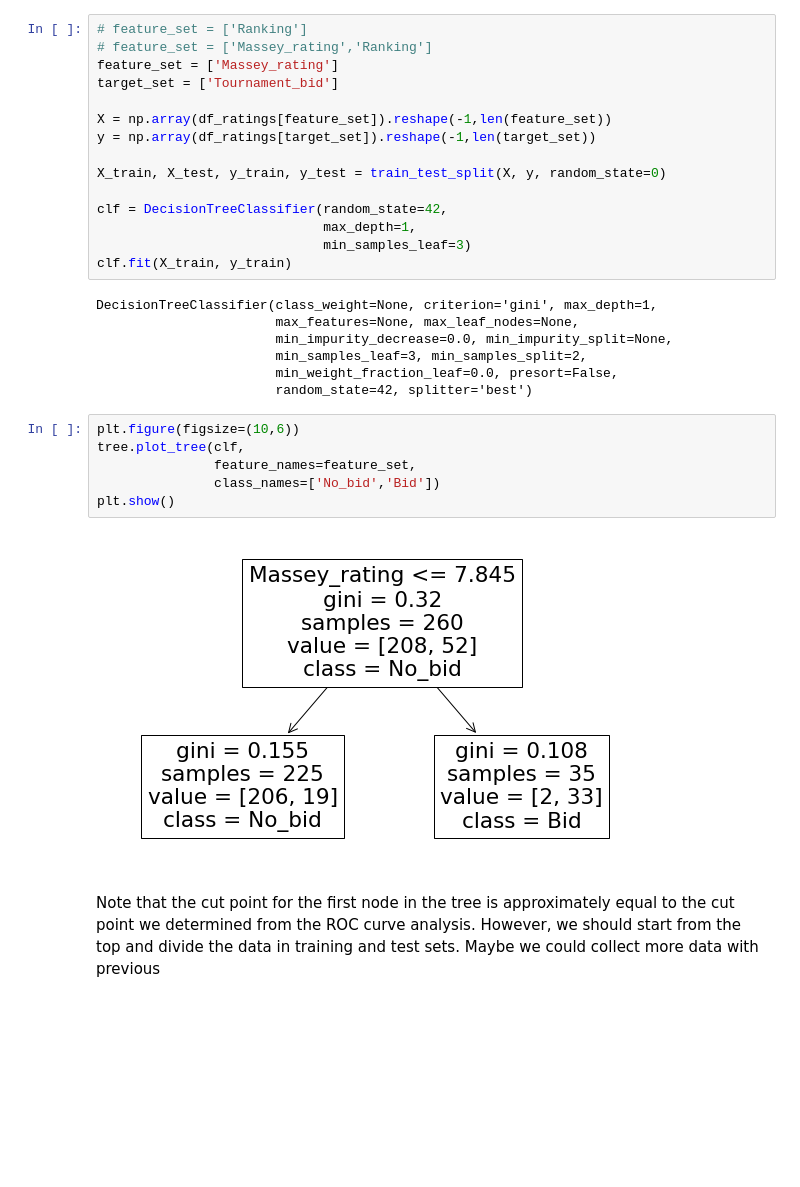
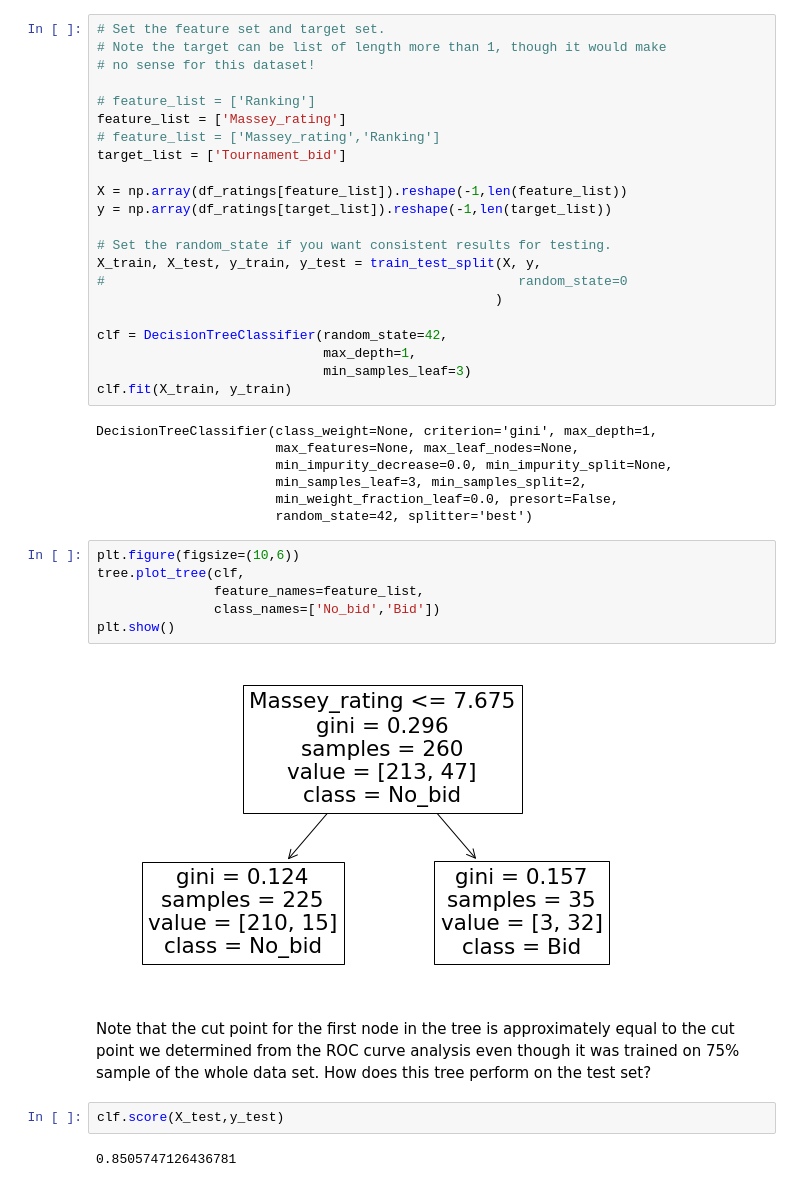
Before and after one commit to bjloe/March_Madness, a Jupyter notebook: March_Madness_ROC_AUC.ipynb, the cells around one changed output. Cells and saved outputs as stored; diff of their text form; blank space fills up the shorter version.

Commit message:
Unset the random seed.

```diff
--- a/March_Madness_ROC_AUC.ipynb
+++ b/March_Madness_ROC_AUC.ipynb
@@ -260,15 +263,22 @@ from sklearn.datasets import load_iris
 from sklearn.tree import DecisionTreeClassifier
 from sklearn import tree
 # %%
-# feature_set = ['Ranking']
-# feature_set = ['Massey_rating','Ranking']
-feature_set = ['Massey_rating']
-target_set = ['Tournament_bid']
+# Set the feature set and target set.
+# Note the target can be list of length more than 1, though it would make
+# no sense for this dataset!
 
-X = np.array(df_ratings[feature_set]).reshape(-1,len(feature_set))
-y = np.array(df_ratings[target_set]).reshape(-1,len(target_set))
+# feature_list = ['Ranking']
+feature_list = ['Massey_rating']
+# feature_list = ['Massey_rating','Ranking']
+target_list = ['Tournament_bid']
 
-X_train, X_test, y_train, y_test = train_test_split(X, y, random_state=0)
+X = np.array(df_ratings[feature_list]).reshape(-1,len(feature_list))
+y = np.array(df_ratings[target_list]).reshape(-1,len(target_list))
+
+# Set the random_state if you want consistent results for testing.
+X_train, X_test, y_train, y_test = train_test_split(X, y,
+#                                                     random_state=0
+                                                   )
 
 clf = DecisionTreeClassifier(random_state=42,
                              max_depth=1,
@@ -284,10 +294,14 @@ DecisionTreeClassifier(class_weight=None, criterion='gini', max_depth=1,
 # %%
 plt.figure(figsize=(10,6))
 tree.plot_tree(clf,
-               feature_names=feature_set,
+               feature_names=feature_list,
                class_names=['No_bid','Bid'])
 plt.show()
 # %% [output]
-[figure, old version]
+[figure, new version]
 # %% [markdown]
-Note that the cut point for the first node in the tree is approximately equal to the cut point we determined from the ROC curve analysis.  However, we should start from the top and divide the data in training and test sets. Maybe we could collect more data with previous
+Note that the cut point for the first node in the tree is approximately equal to the cut point we determined from the ROC curve analysis even though it was trained on 75% sample of the whole data set. How does this tree perform on the test set?
+# %%
+clf.score(X_test,y_test)
+# %% [output]
+0.8505747126436781
```
Also changed, not shown: parts of 6 cells of this notebook.
